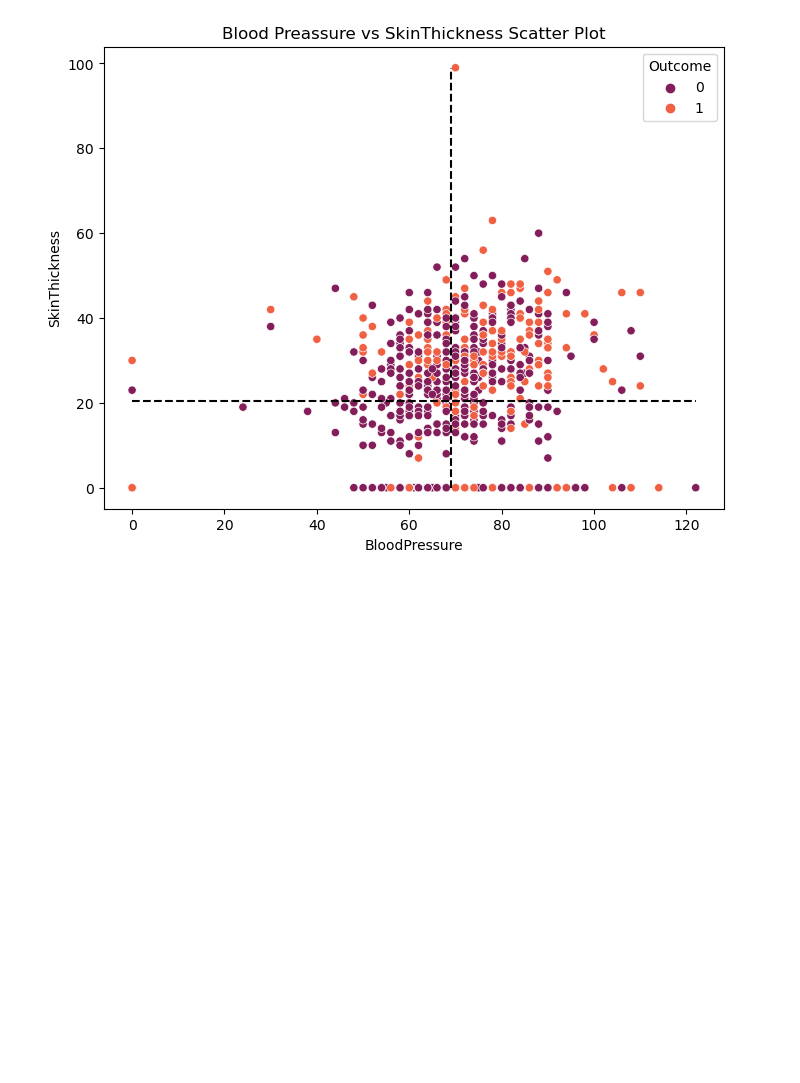
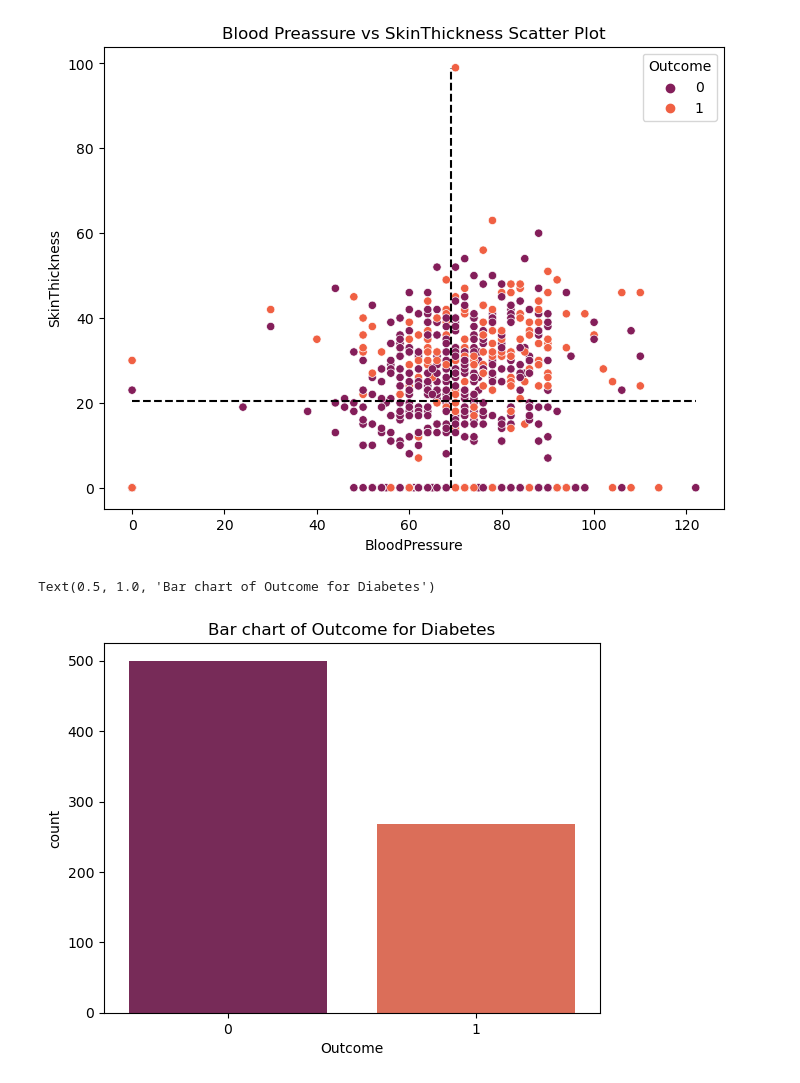
Before and after one commit to KimKarydas/Diabetes-EDA-Ml, a Jupyter notebook: Diabetes_Analysis.ipynb, the cells around one changed output. Cells and saved outputs as stored; diff of their text form; code cells hidden in the pictures; blank space fills up the shorter version.

Commit message:
Finish graphs and EDA, next -> MLs

```diff
--- a/Diabetes_Analysis.ipynb
+++ b/Diabetes_Analysis.ipynb
@@ -283,0 +278,8 @@ Text(0.5, 1.0, 'Blood Preassure vs SkinThickness Scatter Plot')
+# %%
+#Plot Graph on Outcome
+plt.figure()
+sns.countplot(df2['Outcome'], palette='rocket')
+plt.title('Bar chart of Outcome for Diabetes')
+# %% [output]
+Text(0.5, 1.0, 'Bar chart of Outcome for Diabetes')
+[figure, added]
```
Also changed, not shown: parts of 5 cells of this notebook, 3 other files.
